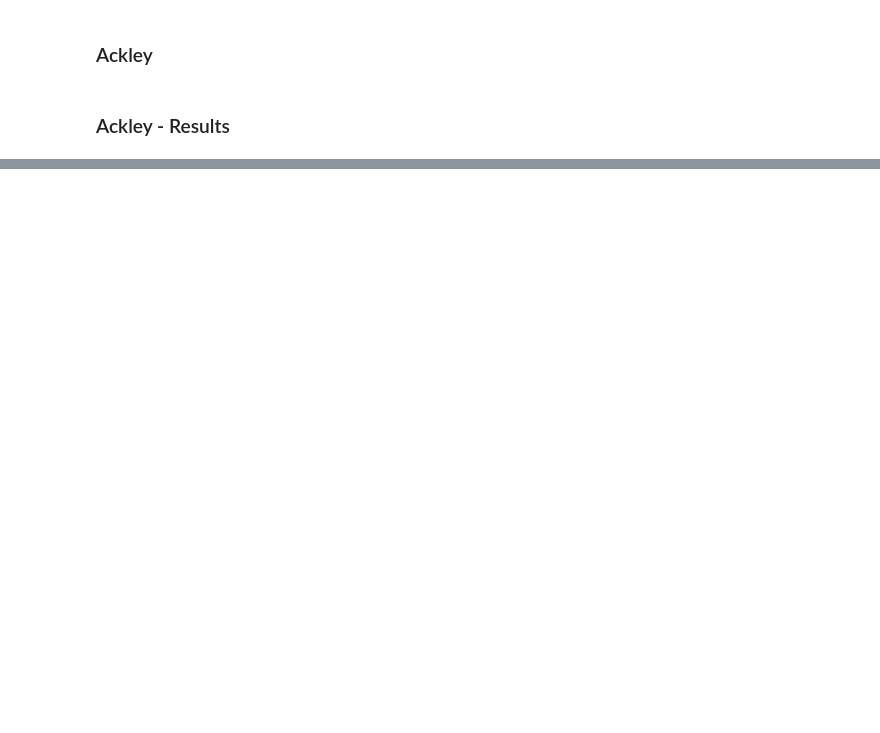
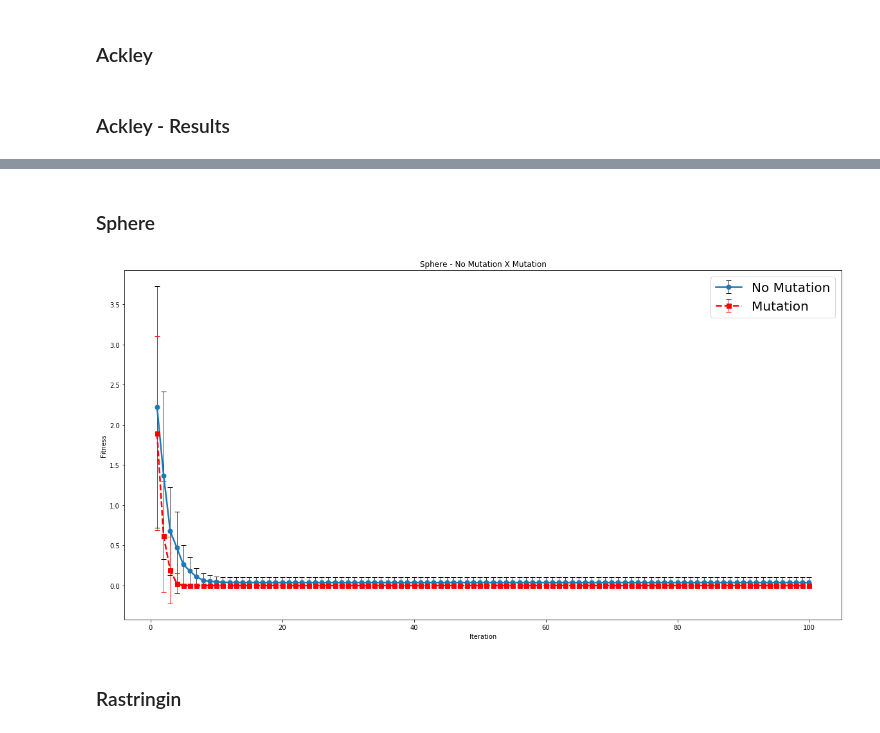
Before and after one commit to anthonyjatoba/bioinspired-optimization, a Jupyter notebook: GA.ipynb, the cells around one changed output, grey strips where cells are left out. Drawn from its saved outputs; the diff is of its cells as text; code cells hidden in the pictures; blank space fills up the shorter version.

Commit message:
Adds mutation comparison

```diff
--- a/GA.ipynb
+++ b/GA.ipynb
@@ -594,0 +600,6 @@ plt.show()
+# %%
+num_gen=100
+num_exec=30
+x = np.arange(1, num_gen+1, 1) # iteration number array
+# %% [markdown]
+### Sphere
@@ -594,0 +645,13 @@ plt.show()
+# %%
+plt.figure(figsize=(20, 10))
+plt.errorbar(x, np.array(sphere_iter_mean_n), np.array(sphere_iter_std_n), ms=7, lw=2.5, marker="o", capsize=4, ecolor="black", elinewidth=0.7,label="No Mutation")
+plt.errorbar(x, np.array(sphere_iter_mean_m), np.array(sphere_iter_std_m), ms=7,ls="--", lw=2.5, marker="s", capsize=4, ecolor="red",color="r", elinewidth=0.7,label="Mutation")
+plt.title('Sphere - No Mutation X Mutation')
+plt.ylabel("Fitness")
+plt.xlabel("Iteration")
+plt.legend(loc='upper right',prop={'size': 20})
+plt.show()
+# %% [output]
+[figure, added]
+# %% [markdown]
+### Rastringin
```
Also changed, not shown: parts of 15 cells of this notebook.
